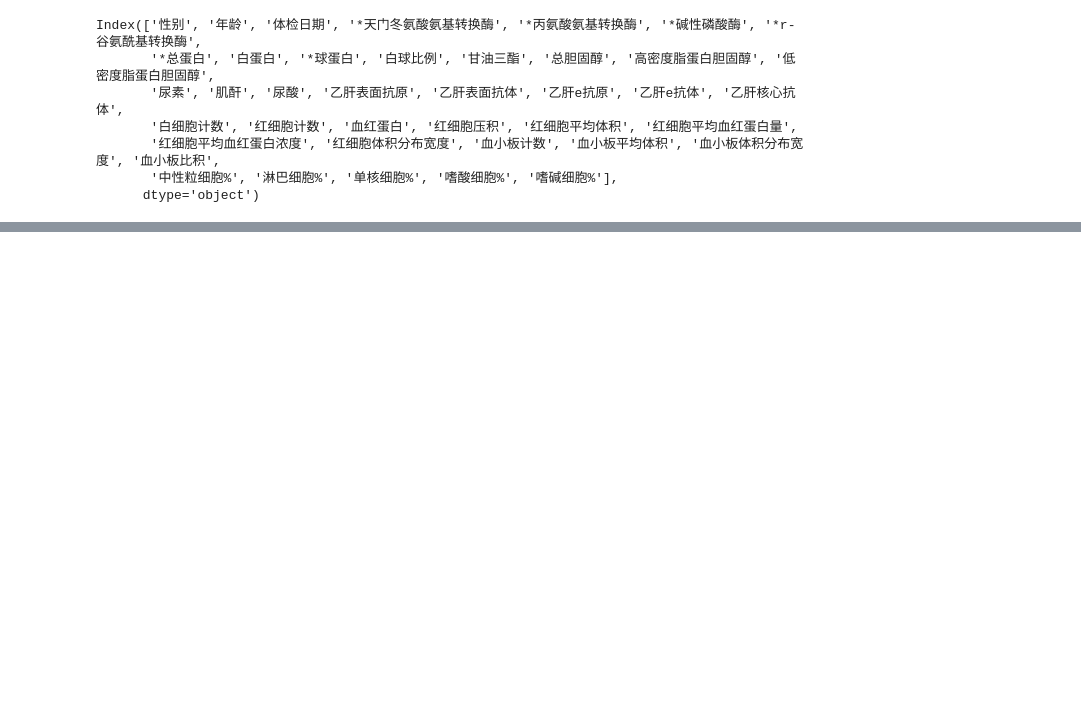
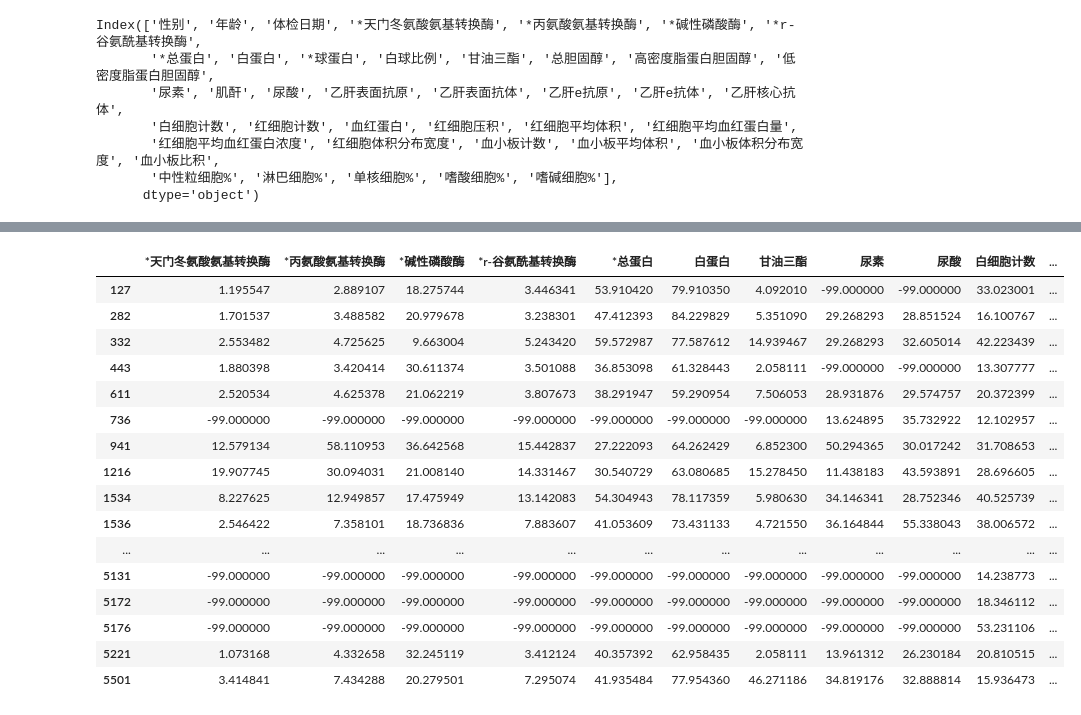
Before and after one commit to koibiki/ai-medical, a Jupyter notebook: Untitled2.ipynb, the cells around one changed output, grey strips where cells are left out. Drawn from its saved outputs; the diff is of its cells as text; code cells hidden in the pictures; blank space fills up the shorter version.

```diff
--- a/Untitled2.ipynb
+++ b/Untitled2.ipynb
@@ -70,0 +131,4 @@ train_data.fillna(-99, inplace=True)
+# %%
+train_data_target = pd.concat([train_data, train_target], axis=1)
+# %%
+train_data_target_1_25_45_high = train_data_target[(train_data_target.Y > 11).values & (train_data_target['性别'] == 1).values & (train_data_target['年龄'] >= 25).values & (train_data_target['年龄'] <= 45).values]
@@ -70,0 +137,2 @@ train_data.fillna(-99, inplace=True)
+# %%
+train_data_target_1_25_45_high = train_data_target_1_25_45_high.loc[:, list(important_feature_10) + list('Y')]
@@ -70,0 +141,20 @@ train_data.fillna(-99, inplace=True)
+# %%
+train_data_target_1_25_45_high
+# %% [output]
+|  | *天门冬氨酸氨基转换酶 | *丙氨酸氨基转换酶 | *碱性磷酸酶 | *r-谷氨酰基转换酶 | *总蛋白 | 白蛋白 | 甘油三酯 | 尿素 | 尿酸 | 白细胞计数 | ... |
+| 127 | 1.195547 | 2.889107 | 18.275744 | 3.446341 | 53.910420 | 79.910350 | 4.092010 | -99.000000 | -99.000000 | 33.023001 | ... |
+| 282 | 1.701537 | 3.488582 | 20.979678 | 3.238301 | 47.412393 | 84.229829 | 5.351090 | 29.268293 | 28.851524 | 16.100767 | ... |
+| 332 | 2.553482 | 4.725625 | 9.663004 | 5.243420 | 59.572987 | 77.587612 | 14.939467 | 29.268293 | 32.605014 | 42.223439 | ... |
+| 443 | 1.880398 | 3.420414 | 30.611374 | 3.501088 | 36.853098 | 61.328443 | 2.058111 | -99.000000 | -99.000000 | 13.307777 | ... |
+| 611 | 2.520534 | 4.625378 | 21.062219 | 3.807673 | 38.291947 | 59.290954 | 7.506053 | 28.931876 | 29.574757 | 20.372399 | ... |
+| 736 | -99.000000 | -99.000000 | -99.000000 | -99.000000 | -99.000000 | -99.000000 | -99.000000 | 13.624895 | 35.732922 | 12.102957 | ... |
+| 941 | 12.579134 | 58.110953 | 36.642568 | 15.442837 | 27.222093 | 64.262429 | 6.852300 | 50.294365 | 30.017242 | 31.708653 | ... |
+| 1216 | 19.907745 | 30.094031 | 21.008140 | 14.331467 | 30.540729 | 63.080685 | 15.278450 | 11.438183 | 43.593891 | 28.696605 | ... |
+| 1534 | 8.227625 | 12.949857 | 17.475949 | 13.142083 | 54.304943 | 78.117359 | 5.980630 | 34.146341 | 28.752346 | 40.525739 | ... |
+| 1536 | 2.546422 | 7.358101 | 18.736836 | 7.883607 | 41.053609 | 73.431133 | 4.721550 | 36.164844 | 55.338043 | 38.006572 | ... |
+| ... | ... | ... | ... | ... | ... | ... | ... | ... | ... | ... | ... |
+| 5131 | -99.000000 | -99.000000 | -99.000000 | -99.000000 | -99.000000 | -99.000000 | -99.000000 | -99.000000 | -99.000000 | 14.238773 | ... |
+| 5172 | -99.000000 | -99.000000 | -99.000000 | -99.000000 | -99.000000 | -99.000000 | -99.000000 | -99.000000 | -99.000000 | 18.346112 | ... |
+| 5176 | -99.000000 | -99.000000 | -99.000000 | -99.000000 | -99.000000 | -99.000000 | -99.000000 | -99.000000 | -99.000000 | 53.231106 | ... |
+| 5221 | 1.073168 | 4.332658 | 32.245119 | 3.412124 | 40.357392 | 62.958435 | 2.058111 | 13.961312 | 26.230184 | 20.810515 | ... |
+| 5501 | 3.414841 | 7.434288 | 20.279501 | 7.295074 | 41.935484 | 77.954360 | 46.271186 | 34.819176 | 32.888814 | 15.936473 | ... |
```
Also changed, not shown: parts of 49 cells of this notebook, 3 other files.
